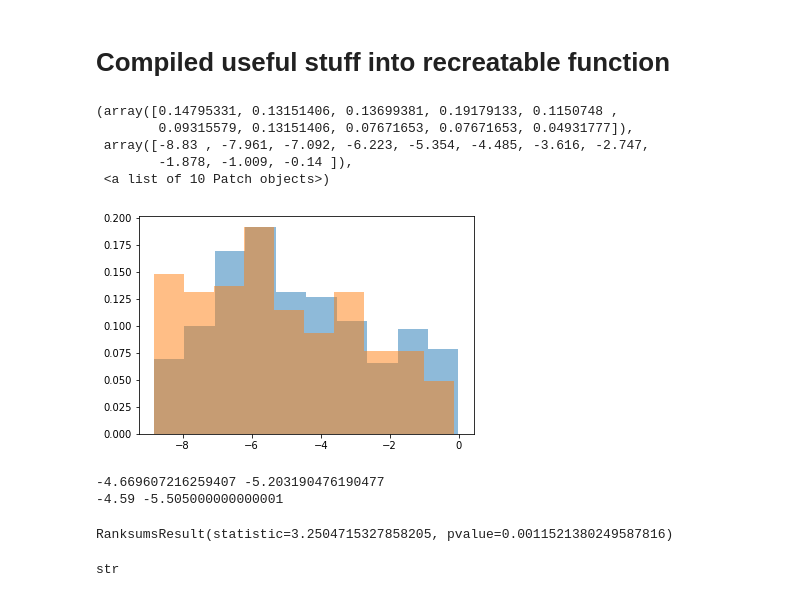
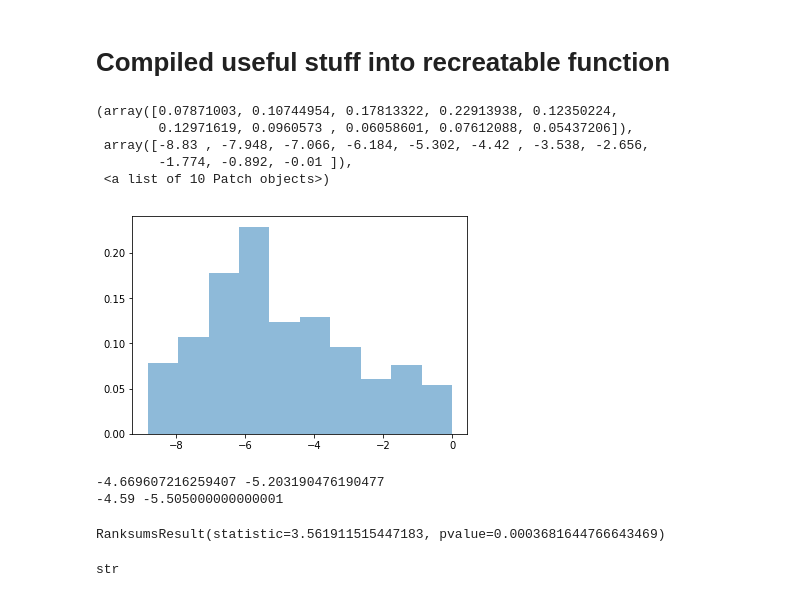
Before and after one commit to dcweaver/phage-translation, a Jupyter notebook: Code/RBS_Testing.ipynb, the cells around one changed output. Saved outputs shown, nothing was run; the diff lists cells and outputs as text; code cells hidden in the pictures.

```diff
--- a/Code/RBS_Testing.ipynb
+++ b/Code/RBS_Testing.ipynb
@@ -93,7 +133,7 @@ print(test_string[10:16], test_string[-gap - 6:-gap])
 # %% [markdown]
 # Compiled useful stuff into recreatable function
 # %%
-def analyze_genome(dataframe, energy_dict, gaps = (4,7)):
+def analyze_genome(dataframe, energy_dict, gaps = (4,8)):
 
     for index in dataframe.index:
         upstream = dataframe.loc[index,"upstream_sequence"]
@@ -120,14 +160,14 @@ viral_df = analyze_genome(viral_df, energy_dict)
 # %%
 fig, ax = plt.subplots()
 ax.hist(host_df["energy_binding"],10, density = True, alpha = 0.5)
-ax.hist(viral_df["energy_binding"],10,density= True, alpha = 0.5)
+#ax.hist(viral_df["energy_binding"],10,density= True, alpha = 0.5)
 # %% [output]
-(array([0.14795331, 0.13151406, 0.13699381, 0.19179133, 0.1150748 ,
-        0.09315579, 0.13151406, 0.07671653, 0.07671653, 0.04931777]),
- array([-8.83 , -7.961, -7.092, -6.223, -5.354, -4.485, -3.616, -2.747,
-        -1.878, -1.009, -0.14 ]),
+(array([0.07871003, 0.10744954, 0.17813322, 0.22913938, 0.12350224,
+        0.12971619, 0.0960573 , 0.06058601, 0.07612088, 0.05437206]),
+ array([-8.83 , -7.948, -7.066, -6.184, -5.302, -4.42 , -3.538, -2.656,
+        -1.774, -0.892, -0.01 ]),
  <a list of 10 Patch objects>)
-[figure, old version]
+[figure, new version]
 # %%
 print(np.mean(host_df["energy_binding"]), np.mean(viral_df["energy_binding"]))
 
@@ -142,7 +182,7 @@ stats.ttest_ind(host_df["energy_binding"], viral_df["energy_binding"])
 
 stats.ranksums(host_df["energy_binding"], viral_df["energy_binding"])
 # %% [output]
-RanksumsResult(statistic=3.2504715327858205, pvalue=0.0011521380249587816)
+RanksumsResult(statistic=3.561911515447183, pvalue=0.0003681644766643469)
 # %%
 type(viral_df["genome_id"][0])
 # %% [output]
```
Also changed, not shown: parts of 8 cells of this notebook, 3 other files.
